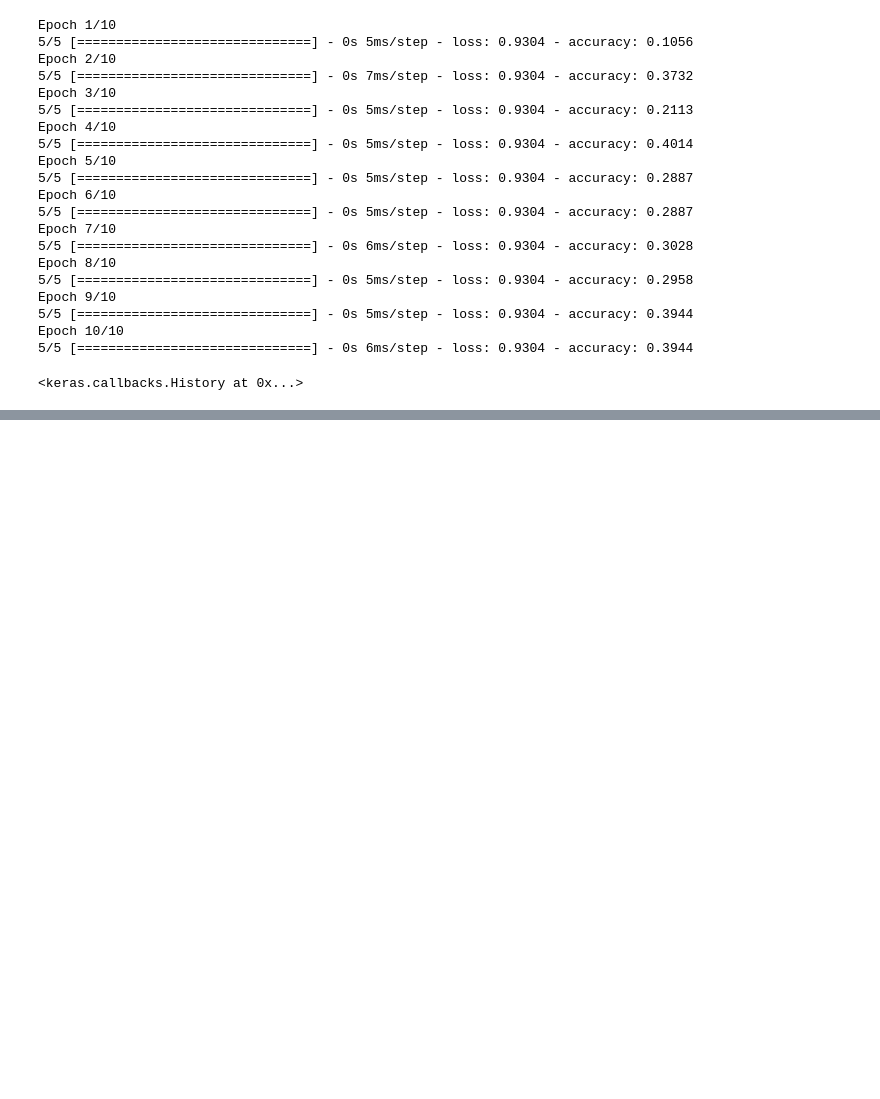
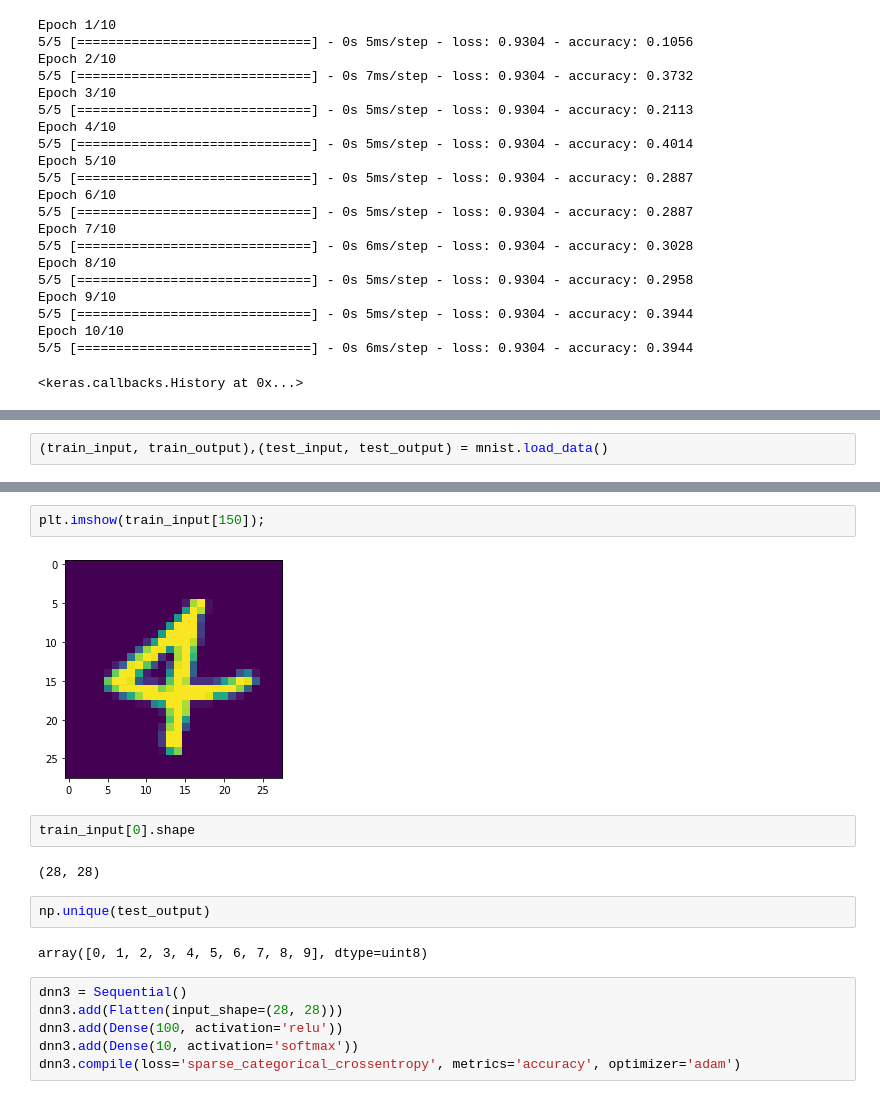
Before and after one commit to eaglehkim/python, a Jupyter notebook: prac4.ipynb, the cells around one changed output, grey strips where cells are left out. Drawn from its saved outputs; the diff is of its cells as text; blank space fills up the shorter version.

```diff
--- a/prac4.ipynb
+++ b/prac4.ipynb
@@ -1358,0 +1513,2 @@ Epoch 10/10
+# %%
+(train_input, train_output),(test_input, test_output) = mnist.load_data()
@@ -1358,0 +1519,18 @@ Epoch 10/10
+# %%
+plt.imshow(train_input[150]);
+# %% [output]
+[figure, added]
+# %%
+train_input[0].shape
+# %% [output]
+(28, 28)
+# %%
+np.unique(test_output)
+# %% [output]
+array([0, 1, 2, 3, 4, 5, 6, 7, 8, 9], dtype=uint8)
+# %%
+dnn3 = Sequential()
+dnn3.add(Flatten(input_shape=(28, 28)))
+dnn3.add(Dense(100, activation='relu'))
+dnn3.add(Dense(10, activation='softmax'))
+dnn3.compile(loss='sparse_categorical_crossentropy', metrics='accuracy', optimizer='adam')
```
Also changed, not shown: parts of 32 cells of this notebook.
